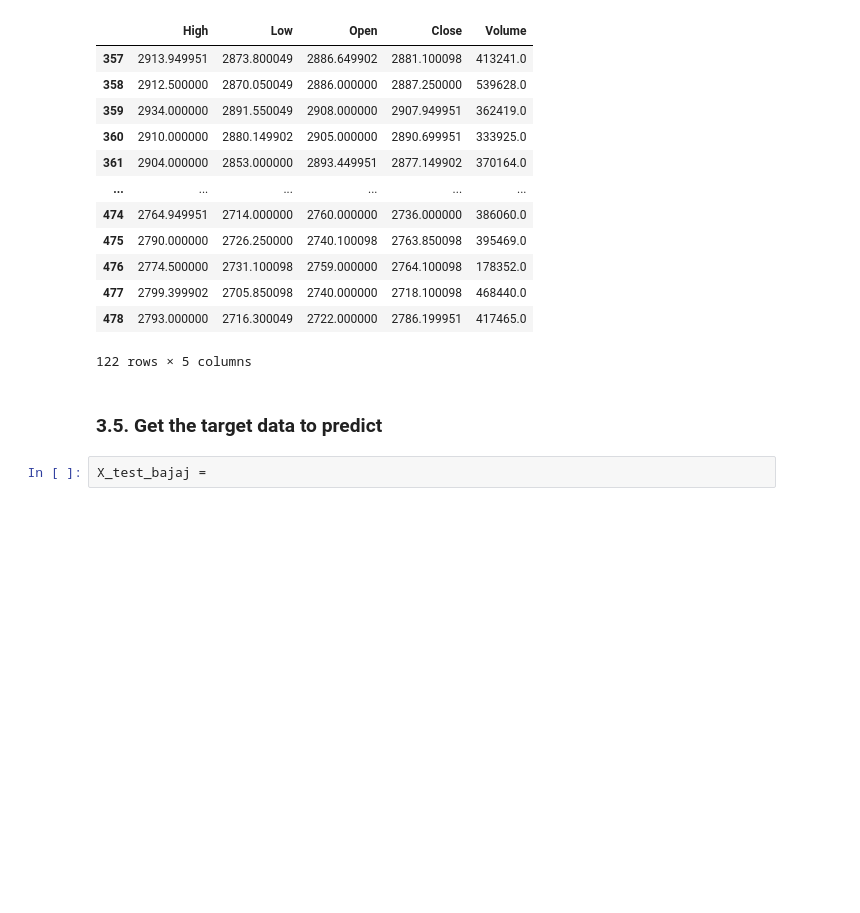
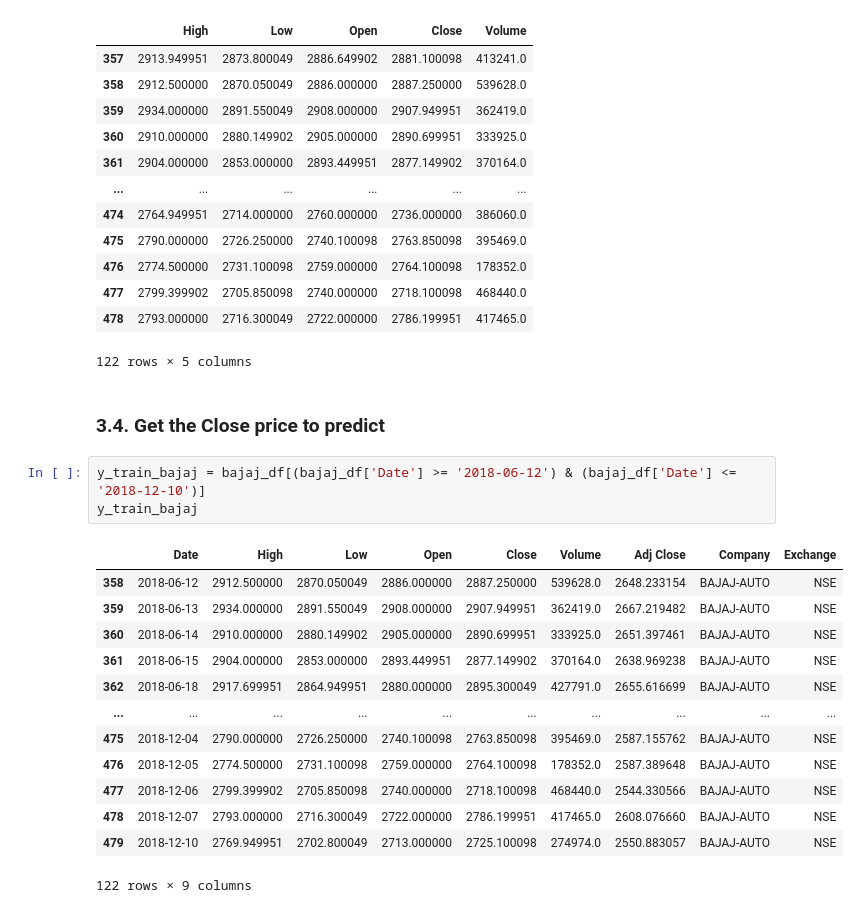
Before and after one commit to Varun487/DataAnalytics_PairTradingModels, a Jupyter notebook: Models/Pair1/Pair1_SARIMA_Model.ipynb, the cells around one changed output. Saved outputs shown, nothing was run; the diff lists cells and outputs as text; blank space fills up the shorter version.

```diff
--- a/Models/Pair1/Pair1_LSTM_Model.ipynb
+++ b/Models/Pair1/Pair1_SARIMA_Model.ipynb
@@ -201,6 +204,21 @@ X_train_bajaj
 | 478 | 2793.000000 | 2716.300049 | 2722.000000 | 2786.199951 | 417465.0 |
 122 rows × 5 columns
 # %% [markdown]
-### 3.5. Get the target data to predict
+### 3.4. Get the Close price to predict
-# %%
-X_test_bajaj =
+# %%
+y_train_bajaj = bajaj_df[(bajaj_df['Date'] >= '2018-06-12') & (bajaj_df['Date'] <= '2018-12-10')]
+y_train_bajaj
+# %% [output]
+|  | Date | High | Low | Open | Close | Volume | Adj Close | Company | Exchange |
+| 358 | 2018-06-12 | 2912.500000 | 2870.050049 | 2886.000000 | 2887.250000 | 539628.0 | 2648.233154 | BAJAJ-AUTO | NSE |
+| 359 | 2018-06-13 | 2934.000000 | 2891.550049 | 2908.000000 | 2907.949951 | 362419.0 | 2667.219482 | BAJAJ-AUTO | NSE |
+| 360 | 2018-06-14 | 2910.000000 | 2880.149902 | 2905.000000 | 2890.699951 | 333925.0 | 2651.397461 | BAJAJ-AUTO | NSE |
+| 361 | 2018-06-15 | 2904.000000 | 2853.000000 | 2893.449951 | 2877.149902 | 370164.0 | 2638.969238 | BAJAJ-AUTO | NSE |
+| 362 | 2018-06-18 | 2917.699951 | 2864.949951 | 2880.000000 | 2895.300049 | 427791.0 | 2655.616699 | BAJAJ-AUTO | NSE |
+| ... | ... | ... | ... | ... | ... | ... | ... | ... | ... |
+| 475 | 2018-12-04 | 2790.000000 | 2726.250000 | 2740.100098 | 2763.850098 | 395469.0 | 2587.155762 | BAJAJ-AUTO | NSE |
+| 476 | 2018-12-05 | 2774.500000 | 2731.100098 | 2759.000000 | 2764.100098 | 178352.0 | 2587.389648 | BAJAJ-AUTO | NSE |
+| 477 | 2018-12-06 | 2799.399902 | 2705.850098 | 2740.000000 | 2718.100098 | 468440.0 | 2544.330566 | BAJAJ-AUTO | NSE |
+| 478 | 2018-12-07 | 2793.000000 | 2716.300049 | 2722.000000 | 2786.199951 | 417465.0 | 2608.076660 | BAJAJ-AUTO | NSE |
+| 479 | 2018-12-10 | 2769.949951 | 2702.800049 | 2713.000000 | 2725.100098 | 274974.0 | 2550.883057 | BAJAJ-AUTO | NSE |
+122 rows × 9 columns
```
Also changed, not shown: parts of 8 cells of this notebook.
